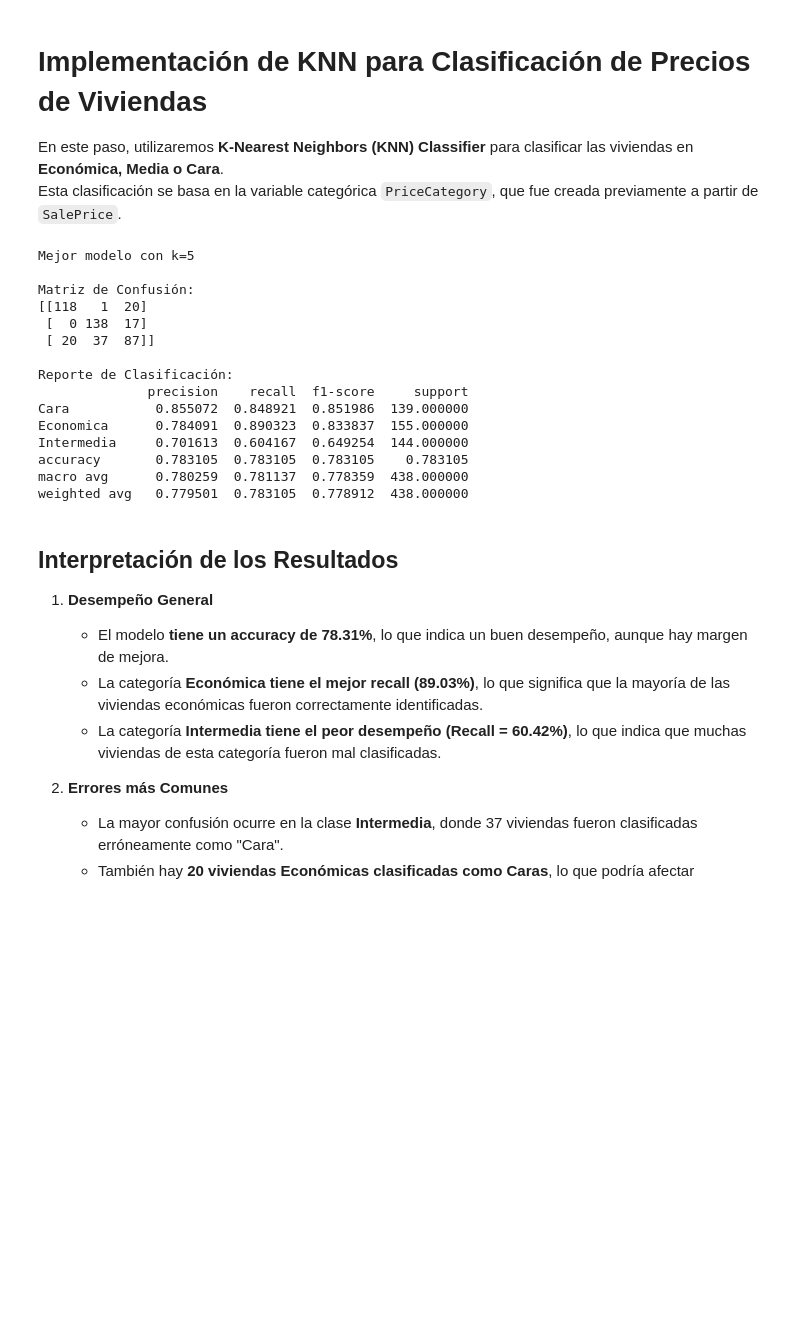
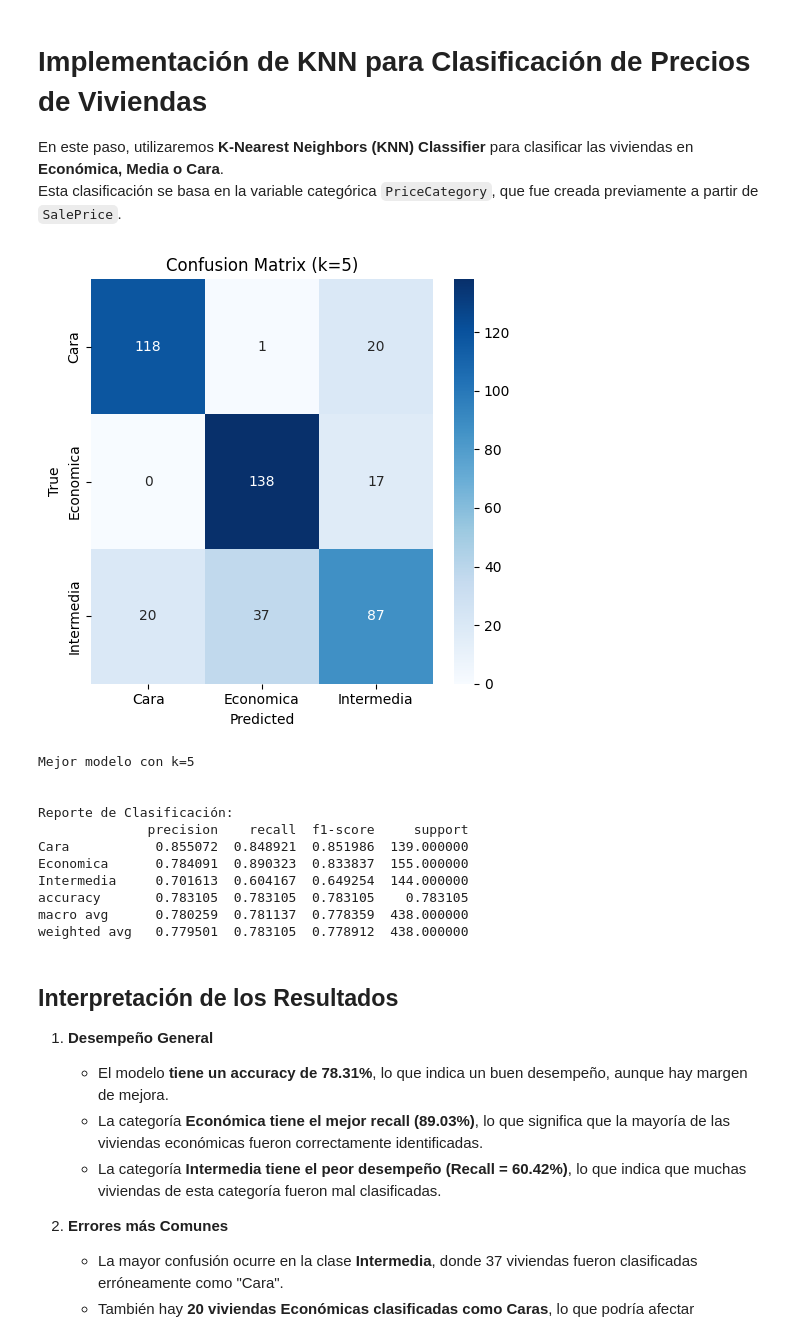
Before and after one commit to Diegoval-Dev/DM-HDT6, a Jupyter notebook: KNN.ipynb, the cells around one changed output. Drawn from its saved outputs; the diff is of its cells as text; code cells hidden in the pictures; blank space fills up the shorter version.

Commit message:
feat: add confusion matrix to analyze visual results

```diff
--- a/KNN.ipynb
+++ b/KNN.ipynb
@@ -129,41 +130,47 @@ X_train_class, X_test_class, y_train_class, y_test_class = train_test_split(
 
 X_train_scaled_class = scaler.fit_transform(X_train_class)
 X_test_scaled_class = scaler.transform(X_test_class)
 
 k_values = [3, 5, 7, 9, 11]
 
 knn_class_results = {}
 
 for k in k_values:
     knn_class = KNeighborsClassifier(n_neighbors=k)
     knn_class.fit(X_train_scaled_class, y_train_class)
 
     y_pred_class = knn_class.predict(X_test_scaled_class)
 
     conf_matrix = confusion_matrix(y_test_class, y_pred_class)
     class_report = classification_report(y_test_class, y_pred_class, output_dict=True)
 
     knn_class_results[k] = {
         "Matriz de Confusión": conf_matrix,
         "Reporte de Clasificación": class_report
     }
 
 best_k = max(knn_class_results, key=lambda k: knn_class_results[k]["Reporte de Clasificación"]["accuracy"])
 best_conf_matrix = knn_class_results[best_k]["Matriz de Confusión"]
 best_class_report = knn_class_results[best_k]["Reporte de Clasificación"]
 
+plt.figure(figsize=(5, 5))
+categories = sorted(y_class.unique())
+y_pred_best = knn_class_results[best_k]["Matriz de Confusión"]
+sns.heatmap(best_conf_matrix, annot=True, cmap='Blues', fmt='d',
+            xticklabels=categories, yticklabels=categories)
+plt.xlabel('Predicted')
+plt.ylabel('True')
+plt.title(f'Confusion Matrix (k={best_k})')
+plt.tight_layout()
+plt.show()
+
 print(f"Mejor modelo con k={best_k}\n")
-print("Matriz de Confusión:")
-print(best_conf_matrix)
 print("\nReporte de Clasificación:")
 print(pd.DataFrame(best_class_report).T)
 # %% [output]
+[figure, added]
 Mejor modelo con k=5
 
-Matriz de Confusión:
-[[118   1  20]
- [  0 138  17]
- [ 20  37  87]]
 
 Reporte de Clasificación:
               precision    recall  f1-score     support
```
Also changed, not shown: parts of 1 cell of this notebook.
